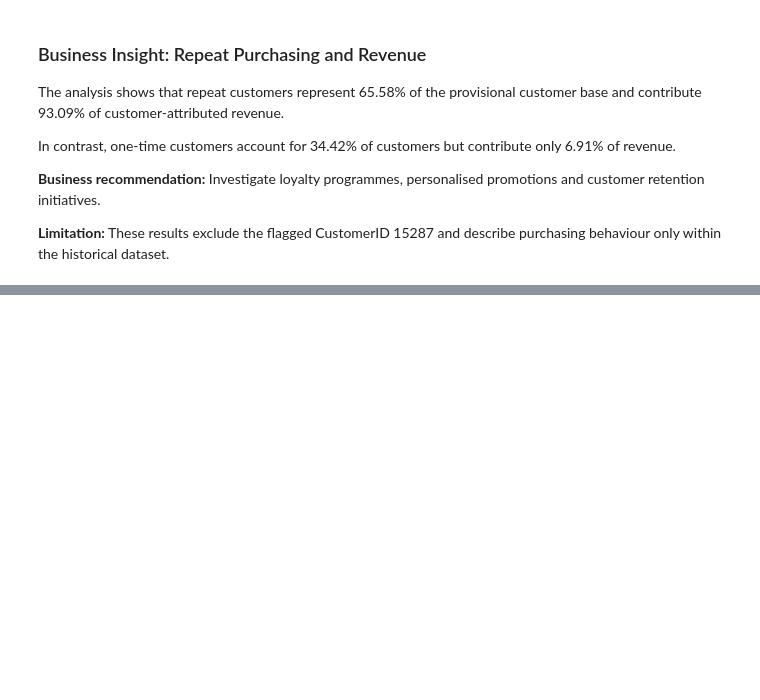
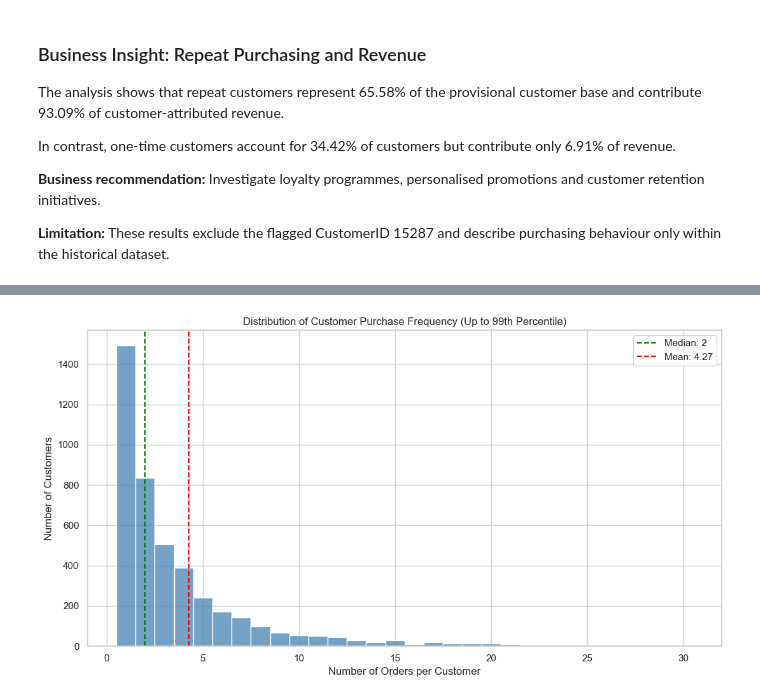
Before and after one commit to SeunJoy/Online-Retail-Intelligence-Capstone, a Jupyter notebook: jupyter_notebooks/03_exploratory_data_analysis.ipynb, the cells around one changed output, grey strips where cells are left out. Saved outputs shown, nothing was run; the diff lists cells and outputs as text; code cells hidden in the pictures; blank space fills up the shorter version.

Commit message:
feat: analyse customer spending distribution and revenue concentration

```diff
--- a/jupyter_notebooks/03_exploratory_data_analysis.ipynb
+++ b/jupyter_notebooks/03_exploratory_data_analysis.ipynb
@@ -1559,0 +1569,84 @@ and describe purchasing behaviour only within the historical dataset.
+# %%
+# STEP 92: Calculate descriptive statistics for customer purchase frequency.
+# This helps identify typical purchasing behaviour and variation.
+
+frequency_stats = customer_performance["PurchaseFrequency"].describe()
+
+print("CUSTOMER PURCHASE FREQUENCY STATISTICS")
+display(frequency_stats.to_frame(name="PurchaseFrequency").round(2))
+
+
+# STEP 93: Calculate additional measures of purchasing behaviour.
+# The median is useful because highly frequent customers may increase the mean.
+
+mean_frequency = customer_performance["PurchaseFrequency"].mean()
+median_frequency = customer_performance["PurchaseFrequency"].median()
+
+# Identify the highest number of orders recorded for one customer.
+max_frequency = customer_performance["PurchaseFrequency"].max()
+
+print("\nAverage orders per customer:", round(mean_frequency, 2))
+print("Median orders per customer:", median_frequency)
+print("Maximum orders by one customer:", max_frequency)
+
+
+# STEP 94: Calculate the 99th percentile of purchase frequency.
+# This provides a practical limit for visualising the main distribution
+# without allowing extreme values to dominate the chart.
+
+frequency_99th = customer_performance["PurchaseFrequency"].quantile(0.99)
+
+print("99th percentile:", round(frequency_99th, 2))
+
+
+# STEP 95: Visualise the purchase frequency distribution.
+# Show customers up to the 99th percentile while retaining
+# all observations in the underlying dataset.
+
+frequency_plot = customer_performance.loc[
+    customer_performance["PurchaseFrequency"] <= frequency_99th
+].copy()
+
+plt.figure(figsize=(11, 6))
+
+sns.histplot(
+    data=frequency_plot,
+    x="PurchaseFrequency",
+    discrete=True,
+    color="steelblue"
+)
+
+plt.axvline(
+    median_frequency,
+    color="green",
+    linestyle="--",
+    label=f"Median: {median_frequency:.0f}"
+)
+
+plt.axvline(
+    mean_frequency,
+    color="red",
+    linestyle="--",
+    label=f"Mean: {mean_frequency:.2f}"
+)
+
+plt.title("Distribution of Customer Purchase Frequency (Up to 99th Percentile)")
+plt.xlabel("Number of Orders per Customer")
+plt.ylabel("Number of Customers")
+plt.legend()
+plt.tight_layout()
+plt.show()
+
+
+# STEP 96: Validate the analysis.
+# Purchase frequency must be positive for every customer.
+
+assert (customer_performance["PurchaseFrequency"] >= 1).all()
+
+assert (
+    customer_performance["PurchaseFrequency"].sum()
+    == customer_performance["TotalOrders"].sum()
+)
+
+print("\nPurchase frequency validation: PASSED")
+# %% [output]
@@ -1559,0 +1667 @@ and describe purchasing behaviour only within the historical dataset.
+[figure, added]
```
Also changed, not shown: parts of 11 cells of this notebook.
